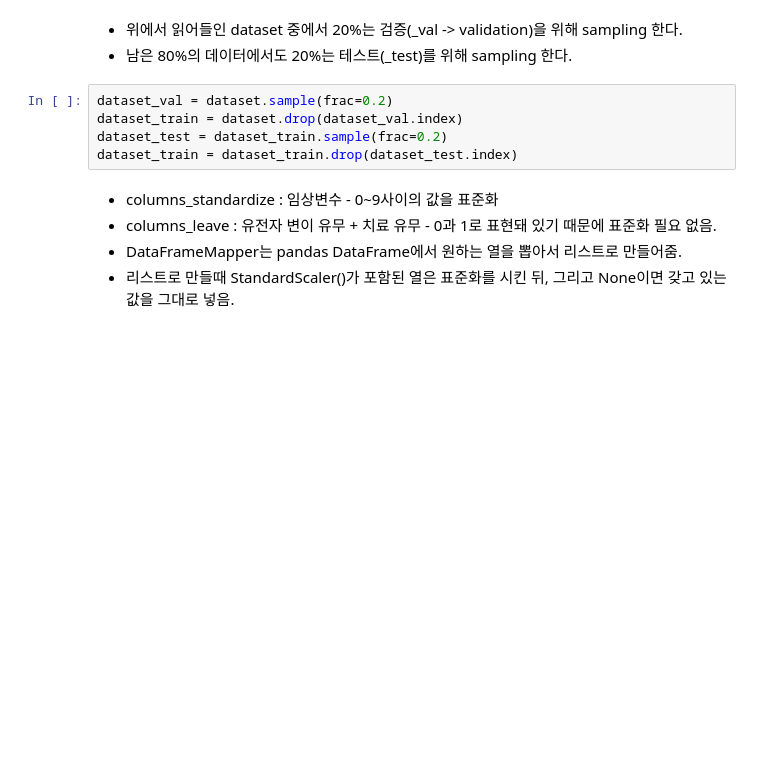
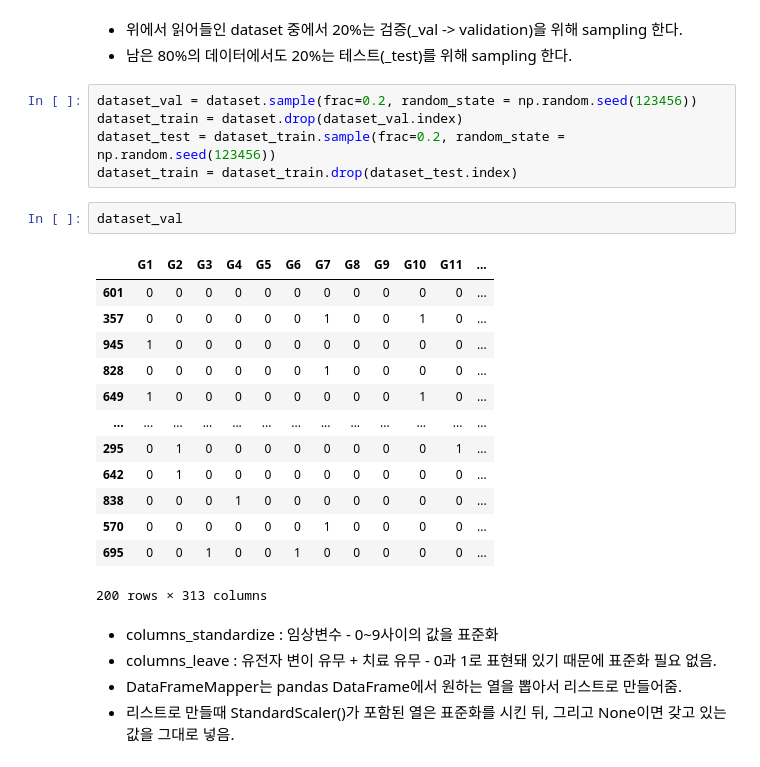
Before and after one commit to mostly-sunny/digital-health-hackathon-2021, a Jupyter notebook: 3. coxph_find_best_network_by_gpu.ipynb, the cells around one changed output. Drawn from its saved outputs; the diff is of its cells as text; blank space fills up the shorter version.

```diff
--- a/3. coxph_find_best_network_by_gpu.ipynb
+++ b/3. coxph_find_best_network_by_gpu.ipynb
@@ -71,10 +63,26 @@ dataset_for_hr = pd.read_csv('/content/test-data-treat-and-untreat.csv')
 - 위에서 읽어들인 dataset 중에서 20%는 검증(_val -> validation)을 위해 sampling 한다.
 - 남은 80%의 데이터에서도 20%는 테스트(_test)를 위해 sampling 한다.
 # %%
-dataset_val = dataset.sample(frac=0.2)
+dataset_val = dataset.sample(frac=0.2, random_state = np.random.seed(123456))
 dataset_train = dataset.drop(dataset_val.index)
-dataset_test = dataset_train.sample(frac=0.2)
+dataset_test = dataset_train.sample(frac=0.2, random_state = np.random.seed(123456))
 dataset_train = dataset_train.drop(dataset_test.index)
+# %%
+dataset_val
+# %% [output]
+|  | G1 | G2 | G3 | G4 | G5 | G6 | G7 | G8 | G9 | G10 | G11 | ... |
+| 601 | 0 | 0 | 0 | 0 | 0 | 0 | 0 | 0 | 0 | 0 | 0 | ... |
+| 357 | 0 | 0 | 0 | 0 | 0 | 0 | 1 | 0 | 0 | 1 | 0 | ... |
+| 945 | 1 | 0 | 0 | 0 | 0 | 0 | 0 | 0 | 0 | 0 | 0 | ... |
+| 828 | 0 | 0 | 0 | 0 | 0 | 0 | 1 | 0 | 0 | 0 | 0 | ... |
+| 649 | 1 | 0 | 0 | 0 | 0 | 0 | 0 | 0 | 0 | 1 | 0 | ... |
+| ... | ... | ... | ... | ... | ... | ... | ... | ... | ... | ... | ... | ... |
+| 295 | 0 | 1 | 0 | 0 | 0 | 0 | 0 | 0 | 0 | 0 | 1 | ... |
+| 642 | 0 | 1 | 0 | 0 | 0 | 0 | 0 | 0 | 0 | 0 | 0 | ... |
+| 838 | 0 | 0 | 0 | 1 | 0 | 0 | 0 | 0 | 0 | 0 | 0 | ... |
+| 570 | 0 | 0 | 0 | 0 | 0 | 0 | 1 | 0 | 0 | 0 | 0 | ... |
+| 695 | 0 | 0 | 1 | 0 | 0 | 1 | 0 | 0 | 0 | 0 | 0 | ... |
+200 rows × 313 columns
 # %% [markdown]
 - columns_standardize : 임상변수 - 0~9사이의 값을 표준화
 - columns_leave : 유전자 변이 유무 + 치료 유무 - 0과 1로 표현돼 있기 때문에 표준화 필요 없음.
```
Also changed, not shown: parts of 7 cells of this notebook.
